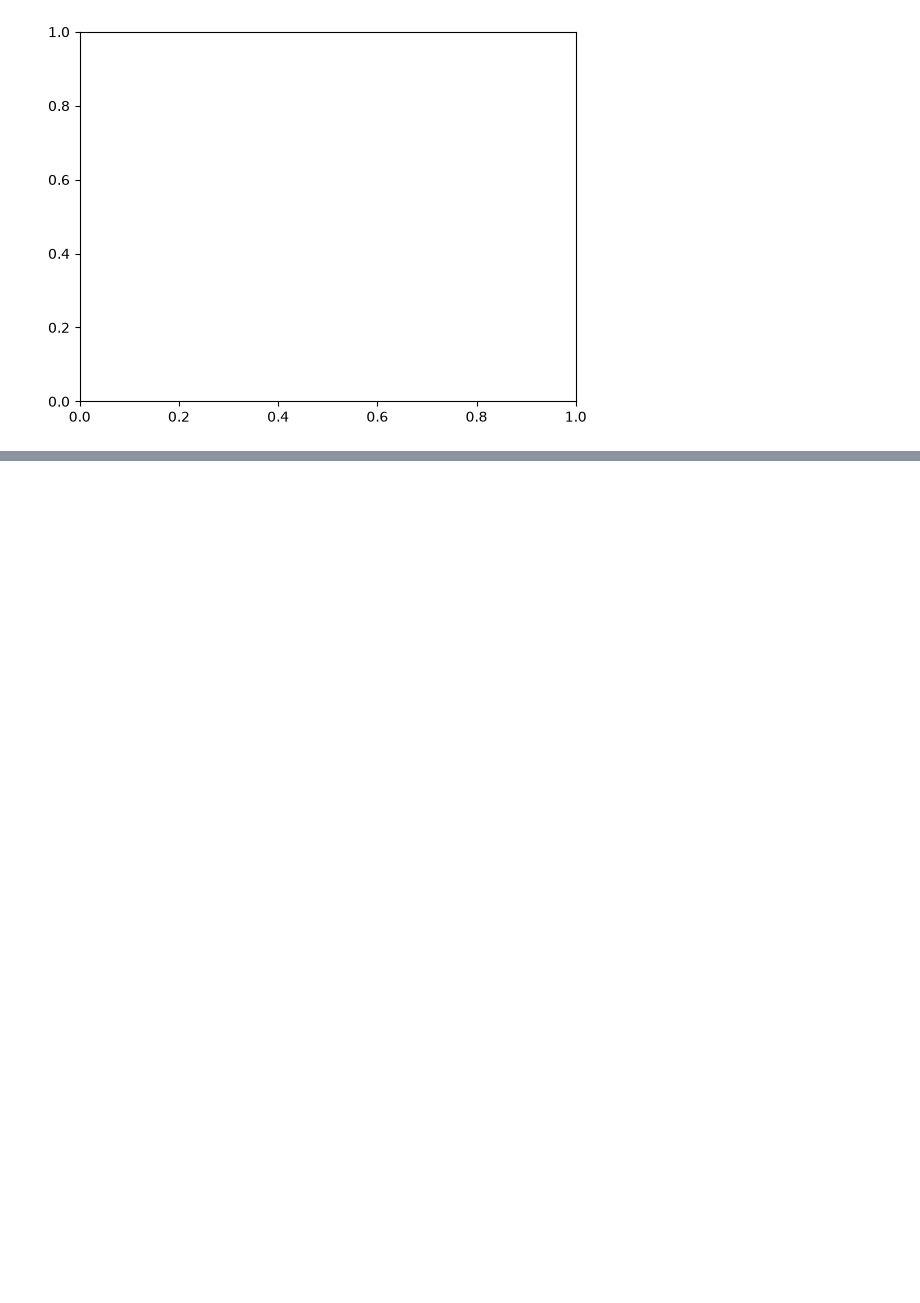
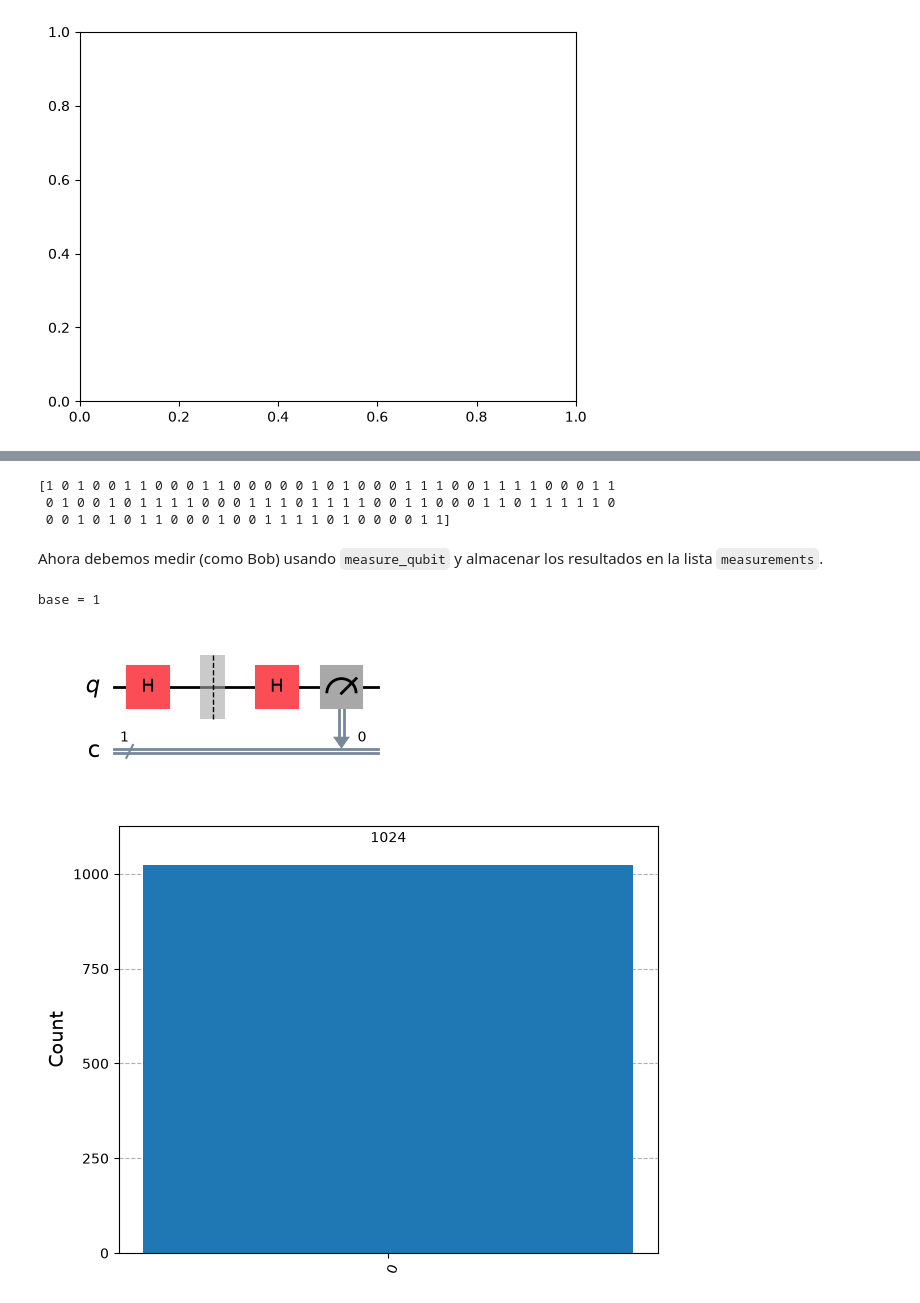
Before and after one commit to troncos22/QTD, a Jupyter notebook: clase_qiskit.ipynb, the cells around one changed output, grey strips where cells are left out. Drawn from its saved outputs; the diff is of its cells as text; code cells hidden in the pictures; blank space fills up the shorter version.

```diff
--- a/clase_qiskit.ipynb
+++ b/clase_qiskit.ipynb
@@ -691,12 +665,0 @@ TranspilerError: "The control-flow construct 'if_else' is not supported by the b
-# %%
-# Esperar resultado del backend físico
-result = job.result()
-pub_result = result[0]
-
-# Obtener conteos de los bits medidos
-counts = pub_result.data.c.get_counts()
-
-# Graficar histograma
-plot_histogram(counts)
-plt.title(f"Resultados de Teletransportación en {backend.name}")
-plt.show()
@@ -702,0 +775,41 @@ plt.show()
+# %%
+#  Generamos la cadena de bit aleatorios b tilde de Bob
+bob_bases = randint(2, size=n)
+
+print(bob_bases)
+# %% [output]
+[1 0 1 0 0 1 1 0 0 0 1 1 0 0 0 0 0 1 0 1 0 0 0 1 1 1 0 0 1 1 1 1 0 0 0 1 1
+ 0 1 0 0 1 0 1 1 1 1 0 0 0 1 1 1 0 1 1 1 1 0 0 1 1 0 0 0 1 1 0 1 1 1 1 1 0
+ 0 0 1 0 1 0 1 1 0 0 0 1 0 0 1 1 1 1 0 1 0 0 0 0 1 1]
+# %% [markdown]
+Ahora debemos medir (como Bob) usando `measure_qubit`  y almacenar los resultados en la lista `measurements`.
+# %%
+def measure_qubit(circuit, bases):
+    '''
+    Inputs:
+        circuit      (list) : contains the qubits sent by Alice
+        bases        (list) : bit string b tilde
+    Outputs:
+        measurements (list) : bit string k tilde
+    '''
+    measurements = []
+
+# ------------------------------------------------
+      aer_sim = Aer.get_backend('aer_simulator')
+      result = aer_sim.run(circuit[i], shots=1024, memory=True).result()
+      measured_bit = int(result.get_memory()[0])
+      measurements.append(measured_bit)
+    return measurements
+
+#Medimos y obtenemos los bits medidos de Bob
+bob_results = measure_qubit(protocol,bob_bases)
+
+print("base = " + str(bob_bases[0]))
+display(protocol[0].draw(output='mpl'))
+aer_sim = Aer.get_backend('aer_simulator')
+job = aer_sim.run(protocol[0])
+plot_histogram(job.result().get_counts())
+# %% [output]
+base = 1
+[figure, added]
+[figure, added]
```
Also changed, not shown: parts of 35 cells of this notebook.
